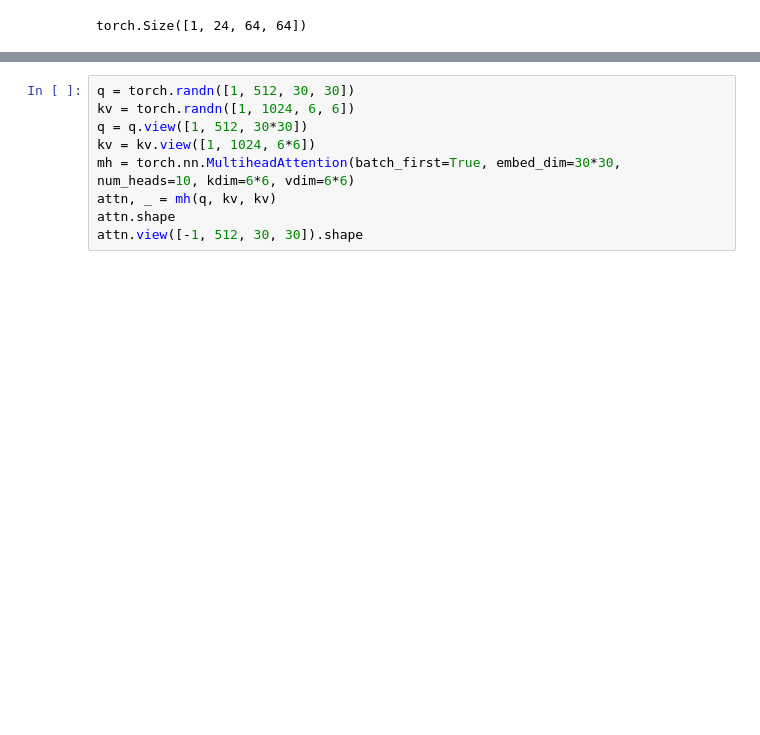
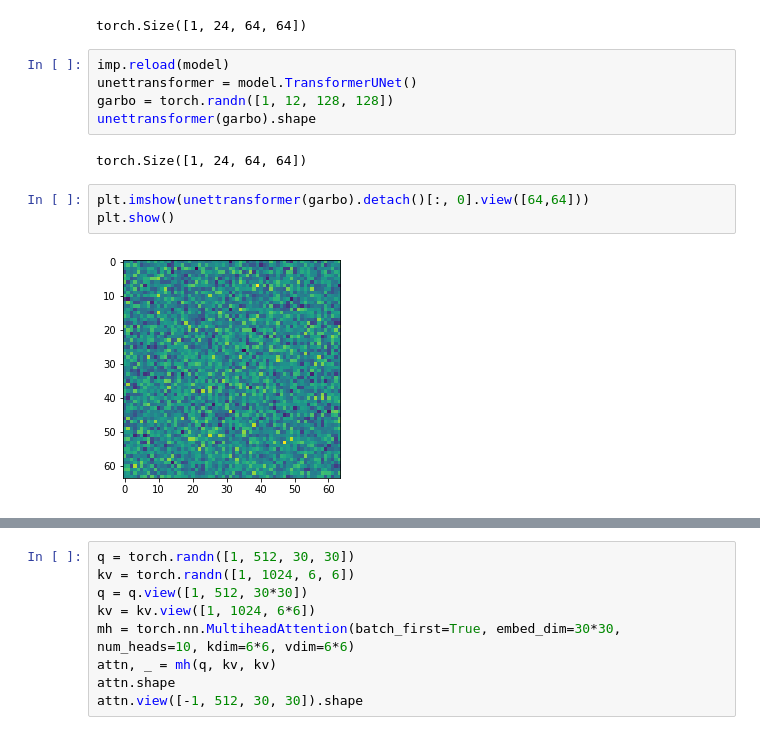
Before and after one commit to pmistry9597/Climate-Hack-2022, a Jupyter notebook: unet/tests.ipynb, the cells around one changed output, grey strips where cells are left out. Saved outputs shown, nothing was run; the diff lists cells and outputs as text; blank space fills up the shorter version.

Commit message:
Transformer unet w/o skip and deep unet

```diff
--- a/unet/tests.ipynb
+++ b/unet/tests.ipynb
@@ -48,3 +48,15 @@ garbo = torch.randn([1, 12, 128, 128])
 unetatt(garbo).shape
 # %% [output]
 torch.Size([1, 24, 64, 64])
+# %%
+imp.reload(model)
+unettransformer = model.TransformerUNet()
+garbo = torch.randn([1, 12, 128, 128])
+unettransformer(garbo).shape
+# %% [output]
+torch.Size([1, 24, 64, 64])
+# %%
+plt.imshow(unettransformer(garbo).detach()[:, 0].view([64,64]))
+plt.show()
+# %% [output]
+[figure, added]
```
Also changed, not shown: parts of 3 cells of this notebook, 4 other files.
